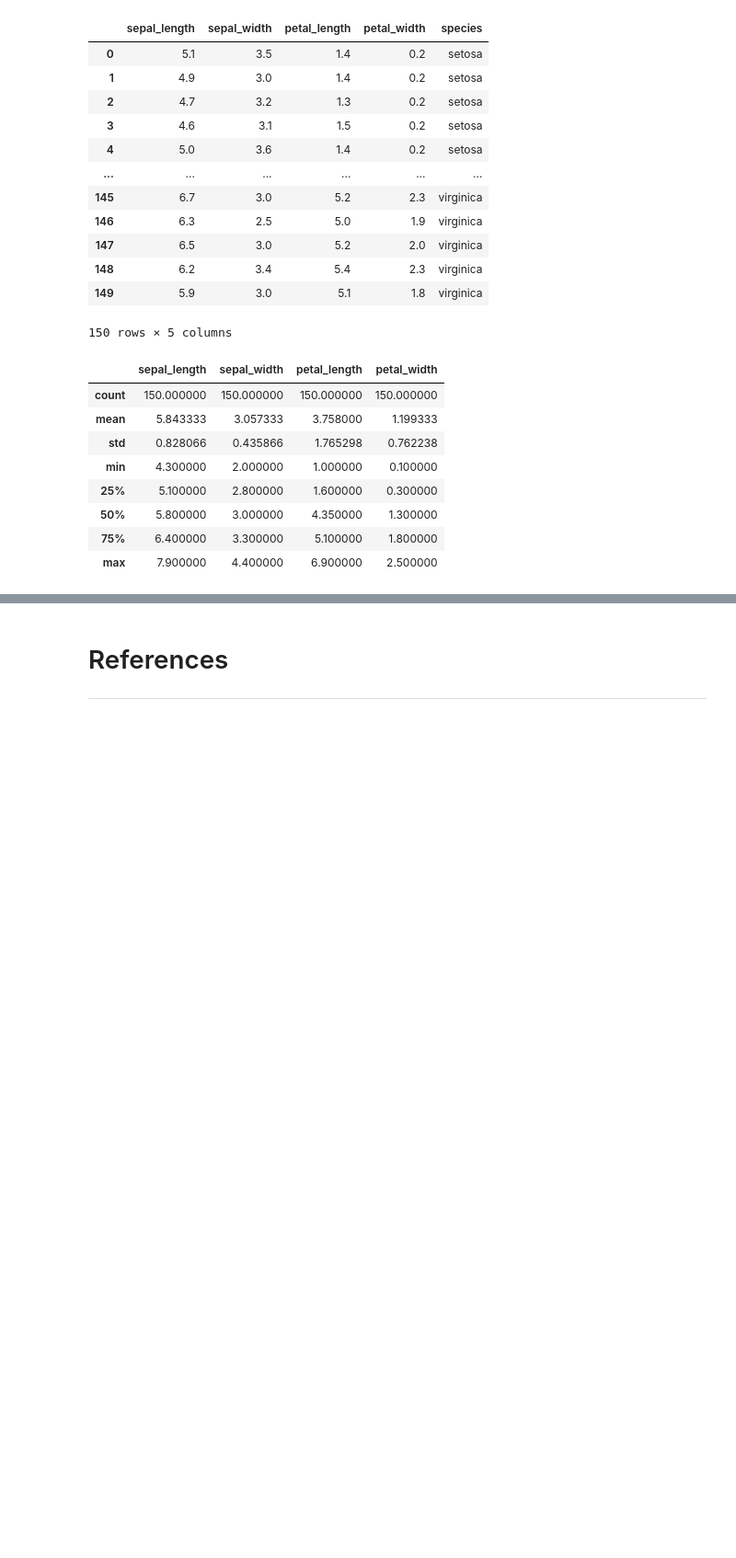
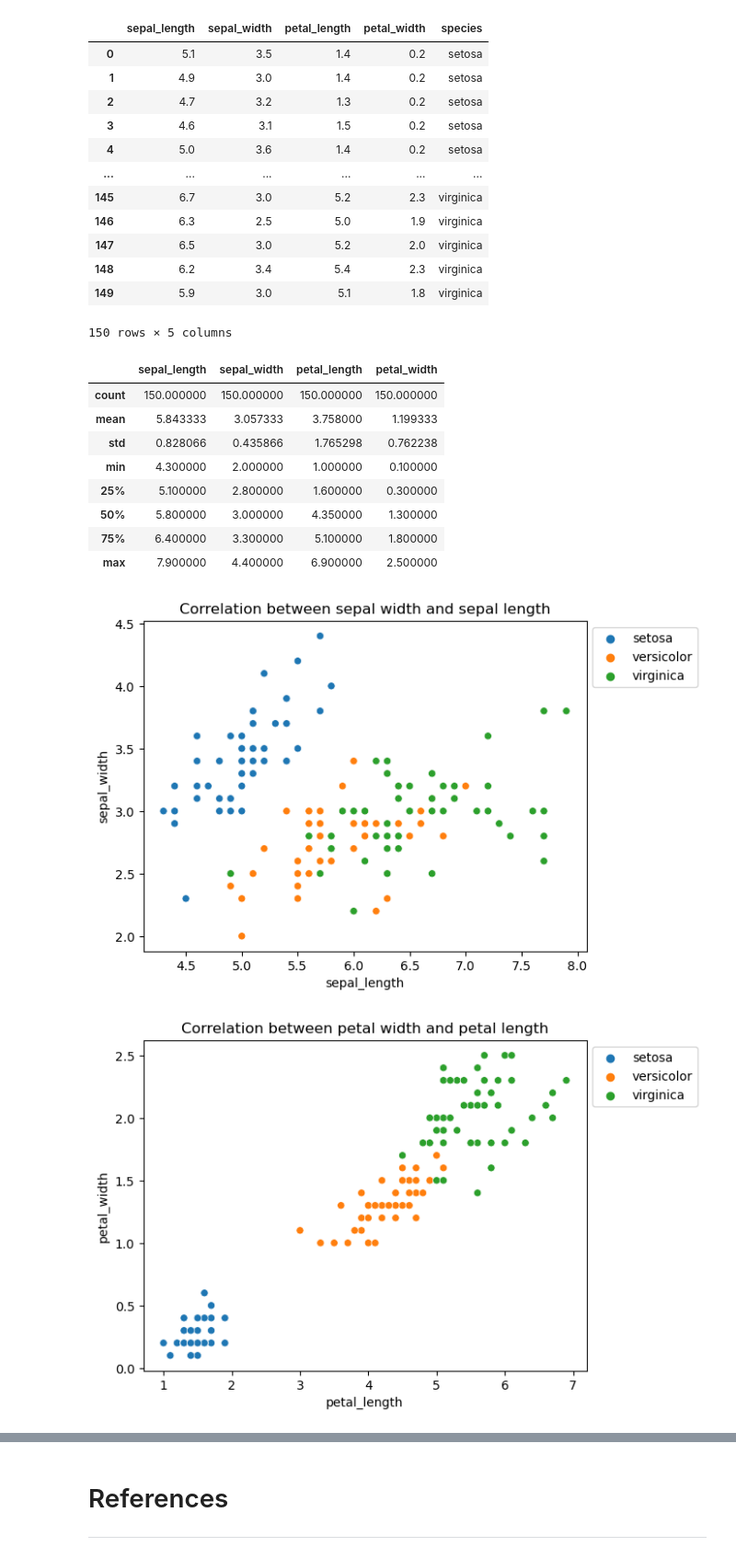
Before and after one commit to Sxnds01/pands-project2, a Jupyter notebook: analysis.ipynb, the cells around one changed output, grey strips where cells are left out. Shown: that part at 92% size. Cells and saved outputs as stored; diff of their text form; code cells hidden in the pictures; blank space fills up the shorter version.

Commit message:
scatter plot

```diff
--- a/analysis.ipynb
+++ b/analysis.ipynb
@@ -53,3 +59,51 @@ df.describe()
 # Append with add to the end of an existing file and write will overwrite any existing file.
 # Both of these creates a file if the file doesn't exist.
 # For text files use "t" and for binary files such as images use "b".
+# %%
+# scatterplot using seaborn
+sns.scatterplot(x='sepal_length', y='sepal_width',
+				hue='species', data=df, )
+# Placing Legend outside the Figure
+plt.legend(bbox_to_anchor=(1, 1), loc=2)
+plt.title('Correlation between sepal width and sepal length')
+plt.show()
+
+
+sns.scatterplot(x='petal_length', y='petal_width',
+				hue='species', data=df, )
+plt.legend(bbox_to_anchor=(1, 1), loc=2)
+plt.title('Correlation between petal width and petal length')
+plt.show()
+
+
+sns.scatterplot(x='petal_length', y='sepal_length',
+				hue='species', data=df, )
+plt.legend(bbox_to_anchor=(1, 1), loc=2)
+plt.title('Correlation between sepal length and petal length')
+plt.show()
+
+
+sns.scatterplot(x='petal_length', y='sepal_width',
+				hue='species', data=df, )
+plt.legend(bbox_to_anchor=(1, 1), loc=2)
+plt.title('Correlation between sepal width and petal length')
+plt.show()
+
+
+sns.scatterplot(x='petal_width', y='sepal_width',
+				hue='species', data=df, )
+plt.legend(bbox_to_anchor=(1, 1), loc=2)
+plt.title('Correlation between petal width and sepal width')
+plt.show()
+
+
+sns.scatterplot(x='petal_width', y='sepal_length',
+				hue='species', data=df, )
+plt.legend(bbox_to_anchor=(1, 1), loc=2)
+plt.title('Correlation between petal width and sepal length')
+plt.show()
+
+# This method is tedious so I will use a quicker way of displaying all the scatterplots at once.
+# %% [output]
+[figure, added]
+[figure, added]
```
Also changed, not shown: parts of 5 cells of this notebook.
